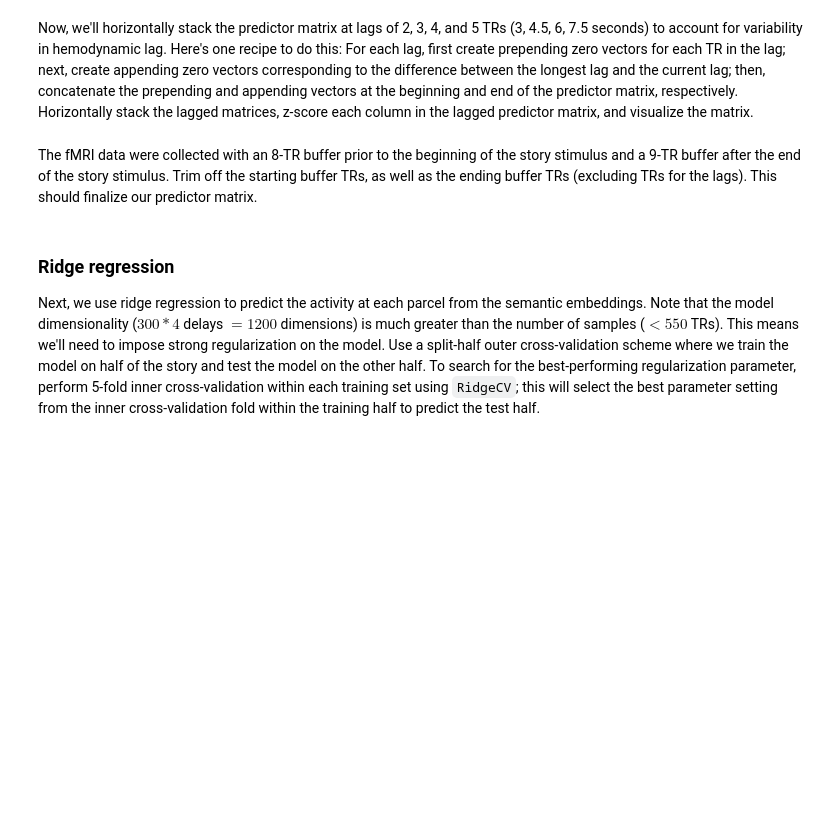
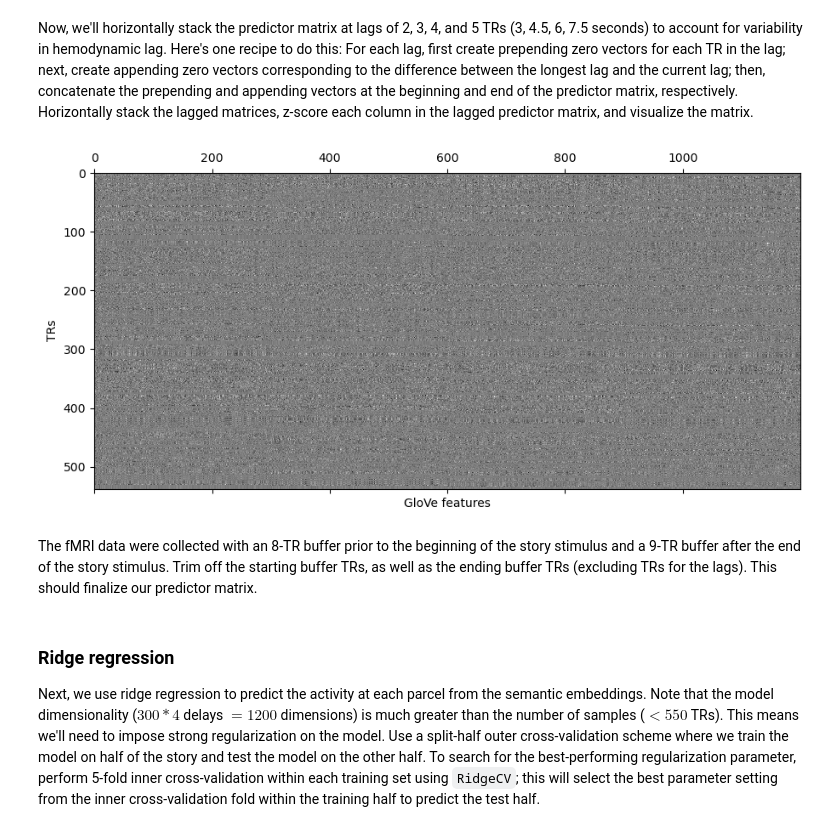
Before and after one commit to snastase/neu502b-2024, a Jupyter notebook: comp-02/comp-02-encoding.ipynb, the cells around one changed output. Saved outputs shown, nothing was run; the diff lists cells and outputs as text; code cells hidden in the pictures; blank space fills up the shorter version.

```diff
--- a/comp-02/comp-02-encoding.ipynb
+++ b/comp-02/comp-02-encoding.ipynb
@@ -84,13 +150,27 @@ Now, we'll horizontally stack the predictor matrix at lags of 2, 3, 4, and 5 TRs
 # %%
 # Create temporally delayed version of embeddings:
 lags = [2, 3, 4, 5]
 
+embeddings_lag = []
+for lag in lags:
+    prepend = np.zeros((lag, glove_dim))
+    append = np.zeros((lags[-1] - lag, glove_dim))
+    lagged = np.vstack((prepend, embeddings, append))
+    embeddings_lag.append(lagged)
+
 # Horizontally stack lagged embeddings:
+embeddings_lag = np.hstack(embeddings_lag)
 
 # Z-score embeddings:
 from scipy.stats import zscore
+embeddings_lag = zscore(embeddings_lag, axis=0)
 
 # Plot lagged predictor matrix:
+plt.matshow(embeddings_lag, cmap='binary_r')
+plt.xlabel('GloVe features')
+plt.ylabel('TRs');
+# %% [output]
+[figure, added]
 # %% [markdown]
 The fMRI data were collected with an 8-TR buffer prior to the beginning of the story stimulus and a 9-TR buffer after the end of the story stimulus. Trim off the starting buffer TRs, as well as the ending buffer TRs (excluding TRs for the lags). This should finalize our predictor matrix.
 # %%
```
Also changed, not shown: parts of 10 cells of this notebook, 9 other files.
